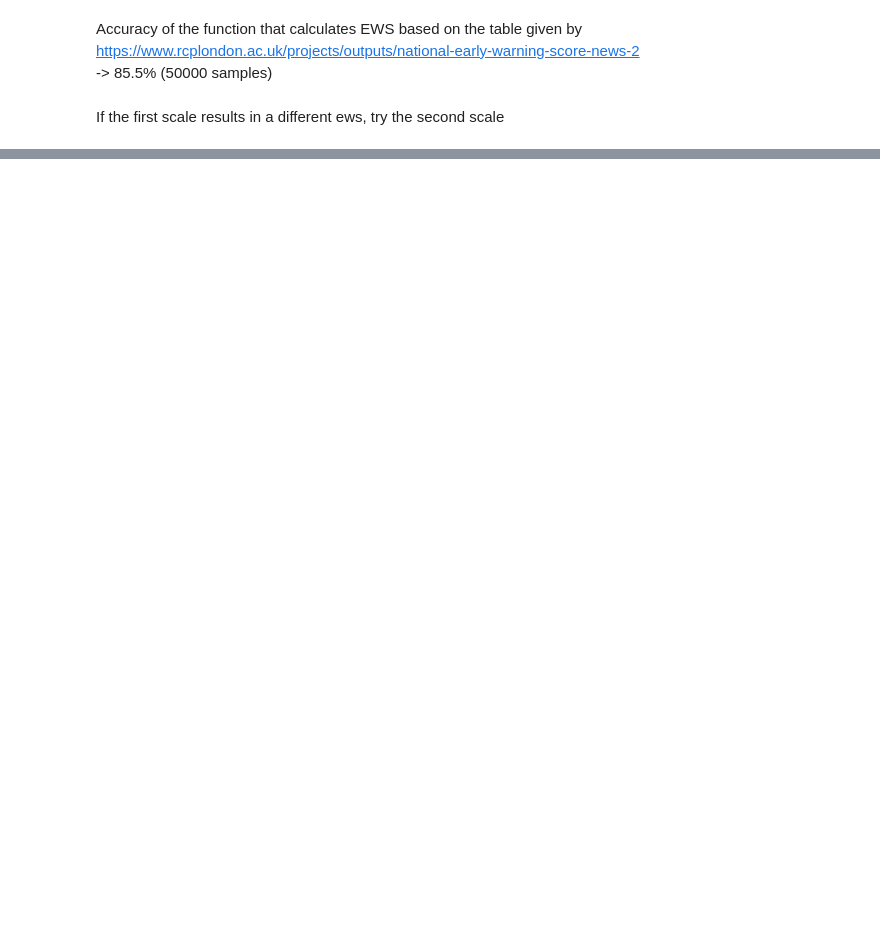
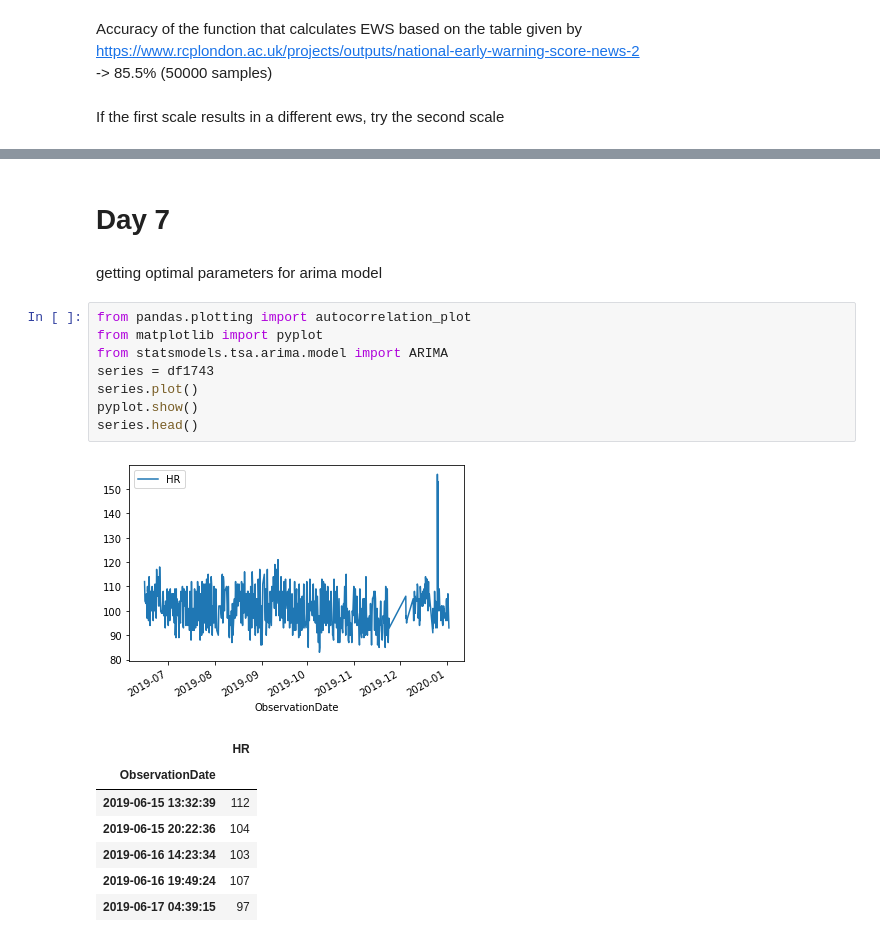
Before and after one commit to kustex/arinti_ews_usecase, a Jupyter notebook: arinti_EWS_notebook.ipynb, the cells around one changed output, grey strips where cells are left out. Drawn from its saved outputs; the diff is of its cells as text; blank space fills up the shorter version.

```diff
--- a/arinti_EWS_notebook.ipynb
+++ b/arinti_EWS_notebook.ipynb
@@ -780,0 +773,21 @@ Accuracy of function: 94.36
+# %% [markdown]
+# Day 7
+# %% [markdown]
+getting optimal parameters for arima model
+# %%
+from pandas.plotting import autocorrelation_plot
+from matplotlib import pyplot
+from statsmodels.tsa.arima.model import ARIMA
+series = df1743
+series.plot()
+pyplot.show()
+series.head()
+# %% [output]
+[figure, added]
+|  | HR |
+| ObservationDate |  |
+| 2019-06-15 13:32:39 | 112 |
+| 2019-06-15 20:22:36 | 104 |
+| 2019-06-16 14:23:34 | 103 |
+| 2019-06-16 19:49:24 | 107 |
+| 2019-06-17 04:39:15 | 97 |
```
Also changed, not shown: parts of 16 cells of this notebook.
